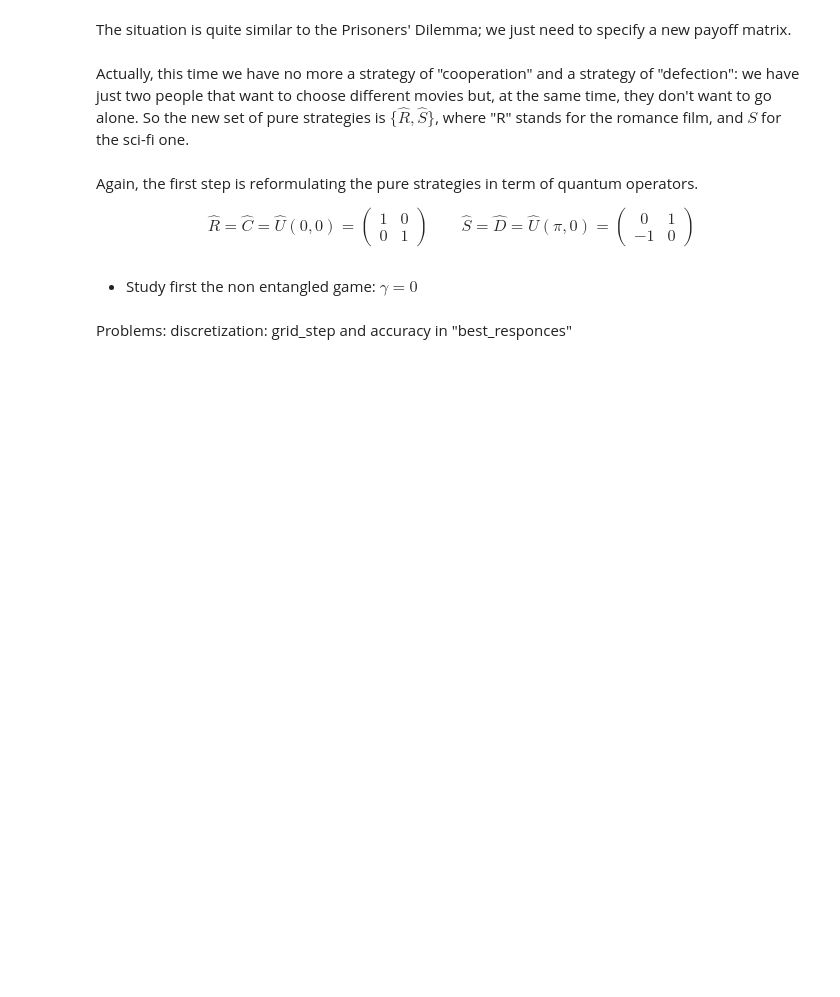
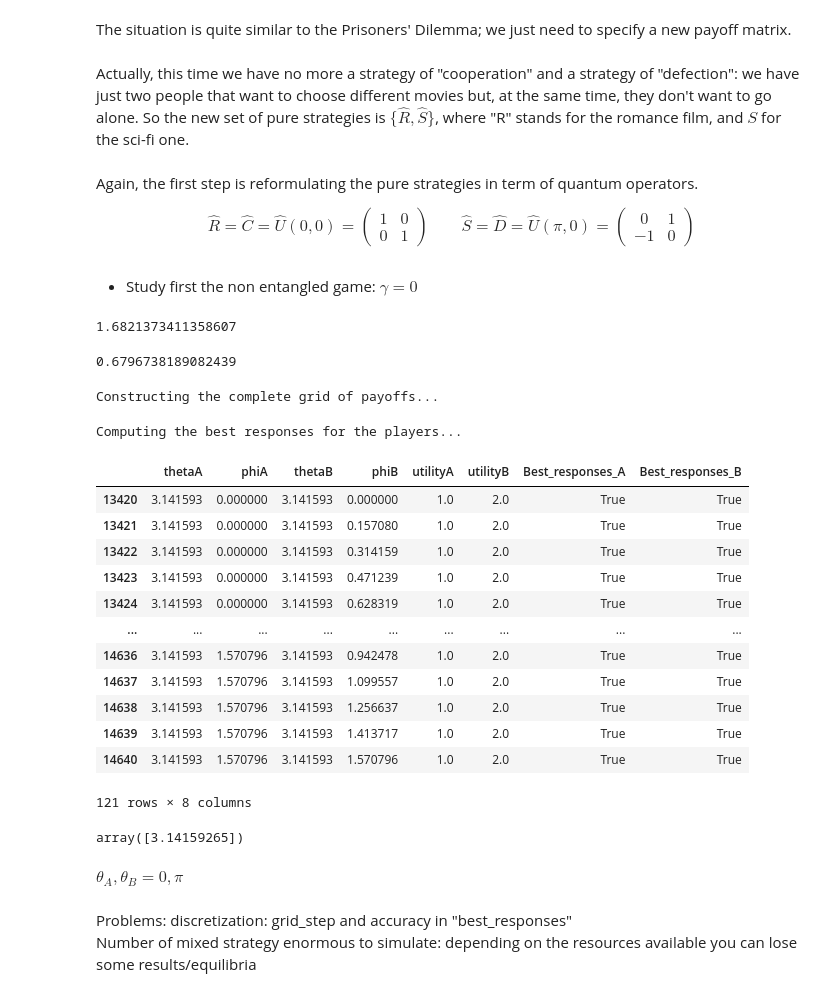
Before and after one commit to MattiaPujatti/A-Brief-Introduction-to-Quantum-Game-Theory, a Jupyter notebook: Quantum 2x2 Games.ipynb, the cells around one changed output. Cells and saved outputs as stored; diff of their text form; code cells hidden in the pictures; blank space fills up the shorter version.

```diff
--- a/Quantum 2x2 Games.ipynb
+++ b/Quantum 2x2 Games.ipynb
@@ -632,2 +935,41 @@ display(ne_qbs)
-# %% [markdown]
-Problems: discretization: grid_step and accuracy in "best_responces"
+# %%
+2*np.arccos(2/3)
+# %% [output]
+1.6821373411358607
+# %%
+2*np.arcsin(1/3)
+# %% [output]
+0.6796738189082439
+# %%
+# Construct the game
+BattleOfSexes_g0 = Quantum2x2Game(payoff_matrix=payoff_matrix_bs, gamma=np.pi/2)
+#BattleOfSexes_g0.update_parameters(phi=[0],player="A")
+#BattleOfSexes_g0.update_parameters(phi=[0],player="B")
+# %%
+NE_qbs = BattleOfSexes_g0.compute_Nash_Equilibrium()
+display(NE_qbs)
+# %% [output]
+Constructing the complete grid of payoffs...
+Computing the best responses for the players...
+|  | thetaA | phiA | thetaB | phiB | utilityA | utilityB | Best_responses_A | Best_responses_B |
+| 13420 | 3.141593 | 0.000000 | 3.141593 | 0.000000 | 1.0 | 2.0 | True | True |
+| 13421 | 3.141593 | 0.000000 | 3.141593 | 0.157080 | 1.0 | 2.0 | True | True |
+| 13422 | 3.141593 | 0.000000 | 3.141593 | 0.314159 | 1.0 | 2.0 | True | True |
+| 13423 | 3.141593 | 0.000000 | 3.141593 | 0.471239 | 1.0 | 2.0 | True | True |
+| 13424 | 3.141593 | 0.000000 | 3.141593 | 0.628319 | 1.0 | 2.0 | True | True |
+| ... | ... | ... | ... | ... | ... | ... | ... | ... |
+| 14636 | 3.141593 | 1.570796 | 3.141593 | 0.942478 | 1.0 | 2.0 | True | True |
+| 14637 | 3.141593 | 1.570796 | 3.141593 | 1.099557 | 1.0 | 2.0 | True | True |
+| 14638 | 3.141593 | 1.570796 | 3.141593 | 1.256637 | 1.0 | 2.0 | True | True |
+| 14639 | 3.141593 | 1.570796 | 3.141593 | 1.413717 | 1.0 | 2.0 | True | True |
+| 14640 | 3.141593 | 1.570796 | 3.141593 | 1.570796 | 1.0 | 2.0 | True | True |
+121 rows × 8 columns
+# %%
+NE_qbs["thetaB"].unique()
+# %% [output]
+array([3.14159265])
+# %% [markdown]
+$\theta_A,\theta_B=0,\pi$
+# %% [markdown]
+Problems: discretization: grid_step and accuracy in "best_responses" <br>
+Number of mixed strategy enormous to simulate: depending on the resources available you can lose some results/equilibria
```
Also changed, not shown: parts of 26 cells of this notebook, 16 other files.
